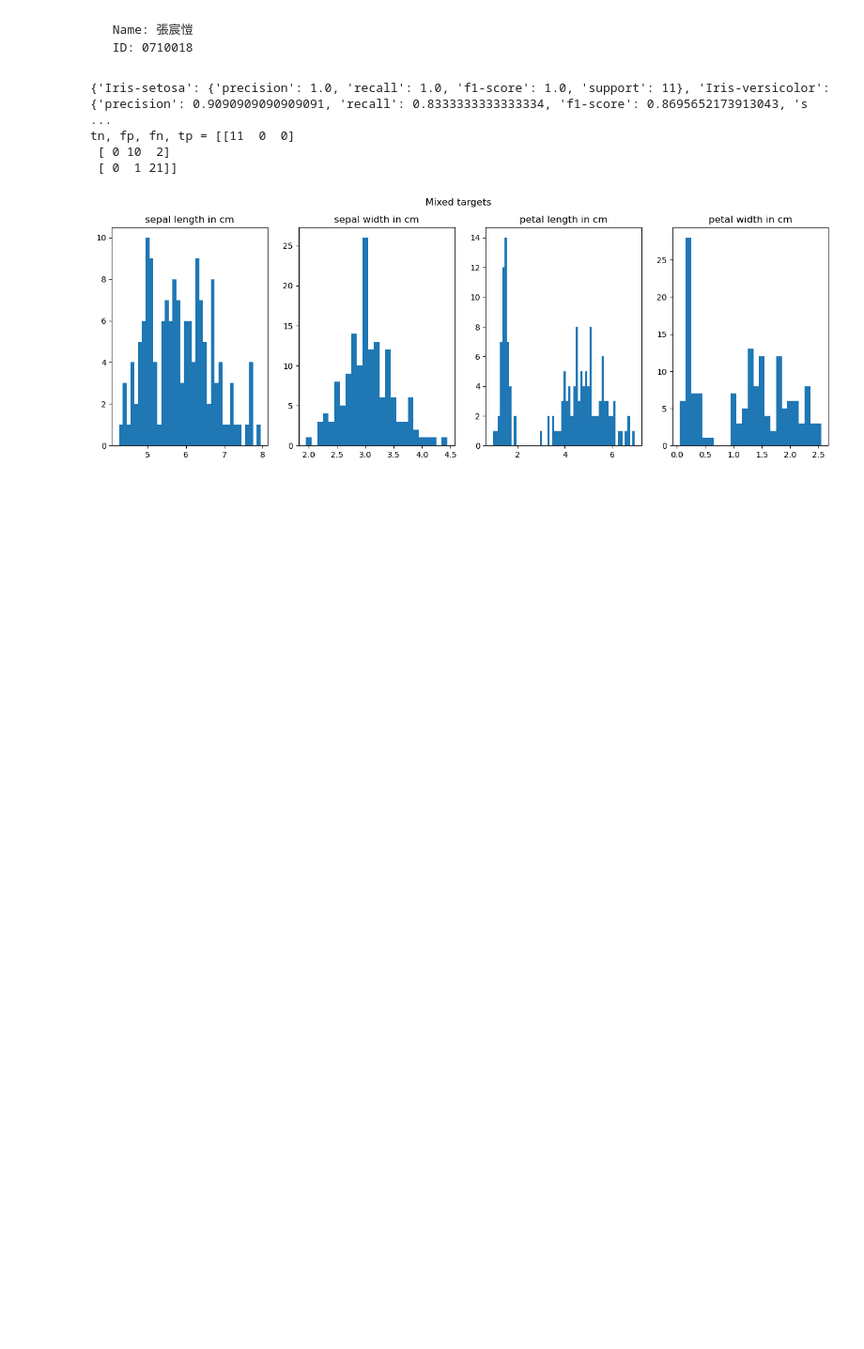
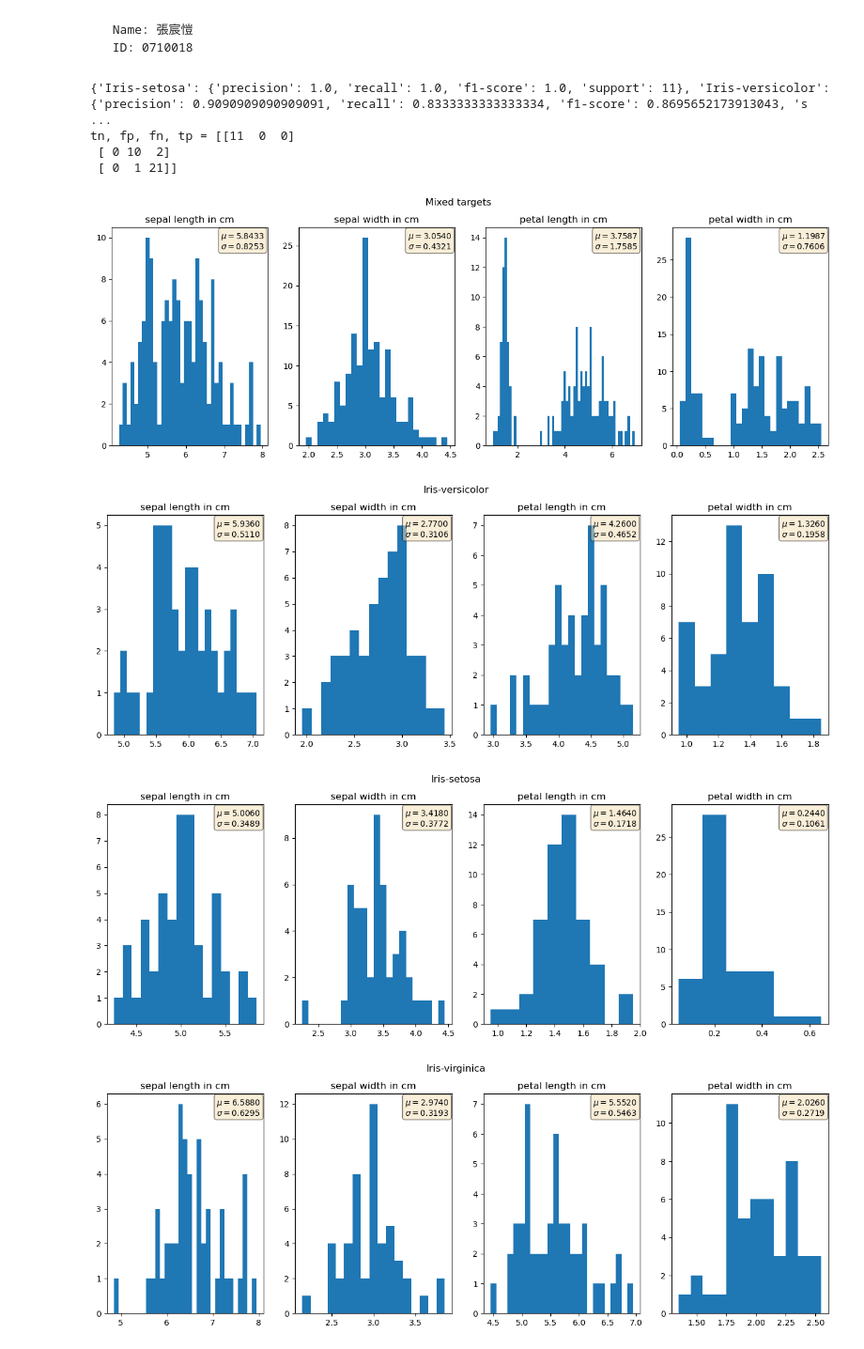
Before and after one commit to kie4280/Fall2021-MachineLearning, a Jupyter notebook: HW1/iris.ipynb, the cells around one changed output. Shown at 94% size. Saved outputs shown, nothing was run; the diff lists cells and outputs as text; code cells hidden in the pictures; blank space fills up the shorter version.

Commit message:
1. can display mean std in iris data visualization

```diff
--- a/HW1/iris.ipynb
+++ b/HW1/iris.ipynb
@@ -80,32 +78,50 @@ visual_data: pd.DataFrame = pd.read_csv(
 titles = ["sepal length in cm", "sepal width in cm",
           "petal length in cm", "petal width in cm"]
 
 generate_graph = True
 
 if (generate_graph):
-
+    props = dict(boxstyle='round', facecolor='wheat', alpha=0.5)
     # plot mixed
     fig, axs = plt.subplots(1, 4, figsize=(16, 5), dpi=100)
     for c in range(0, 4):
 
         cur = visual_data[c].value_counts(sort=True)
+        ar = visual_data[c]
+        mean = np.mean(ar)
+        std = np.std(ar)
+        # print("mean: {} standard deviation: {}".format(mean, std))
+
         axs[c].bar(cur.index, cur.values, width=0.1)
         axs[c].set_title(titles[c])
+        axs[c].text(0.7, 0.9, "$\mu = ${:.4f}\n$\sigma = ${:.4f}".format(mean, std),
+                    transform=axs[c].transAxes,
+                    fontsize=10, bbox=props)
 
     fig.suptitle("Mixed targets")
 
     # plot individual
     classes = ["Iris-versicolor", "Iris-setosa",
                "Iris-virginica"]
     for i in range(3):
         selector = visual_data[4] == classes[i]
         fig, axs = plt.subplots(1, 4, figsize=(16, 5), dpi=100)
         for c in range(0, 4):
 
             cur = visual_data[selector][c].value_counts(sort=True)
+            ar = visual_data[selector][c]
+            mean = np.mean(ar)
+            std = np.std(ar)
+            # print("mean: {} standard deviation: {}".format(mean, std))
             axs[c].bar(cur.index, cur.values, width=0.1)
             axs[c].set_title(titles[c])
+            axs[c].text(0.7, 0.9, "$\mu = ${:.4f}\n$\sigma = ${:.4f}".format(mean, std),
+                        transform=axs[c].transAxes,
+                        fontsize=10, bbox=props)
 
         fig.suptitle(classes[i])
 # %% [output]
-[figure, old version]
+[figure, new version]
+[figure, added]
+[figure, added]
+[figure, added]
```
Also changed, not shown: parts of 1 cell of this notebook.
